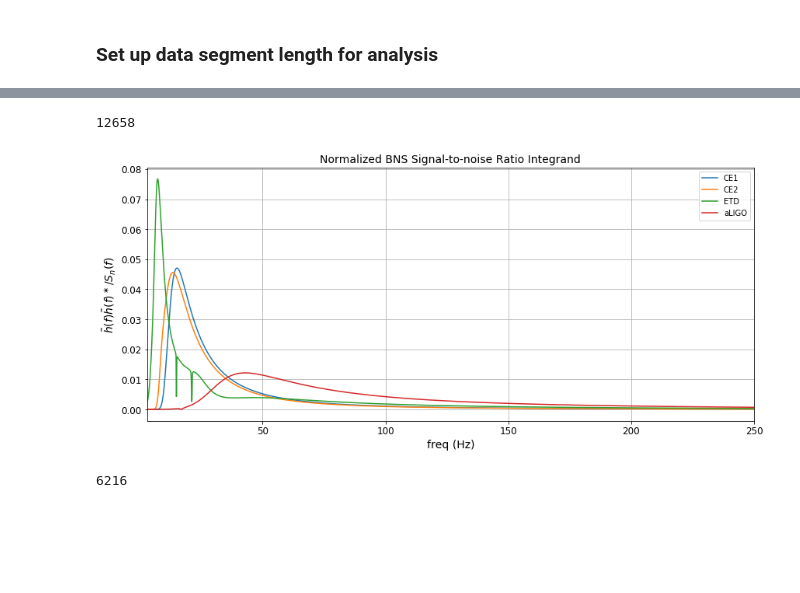
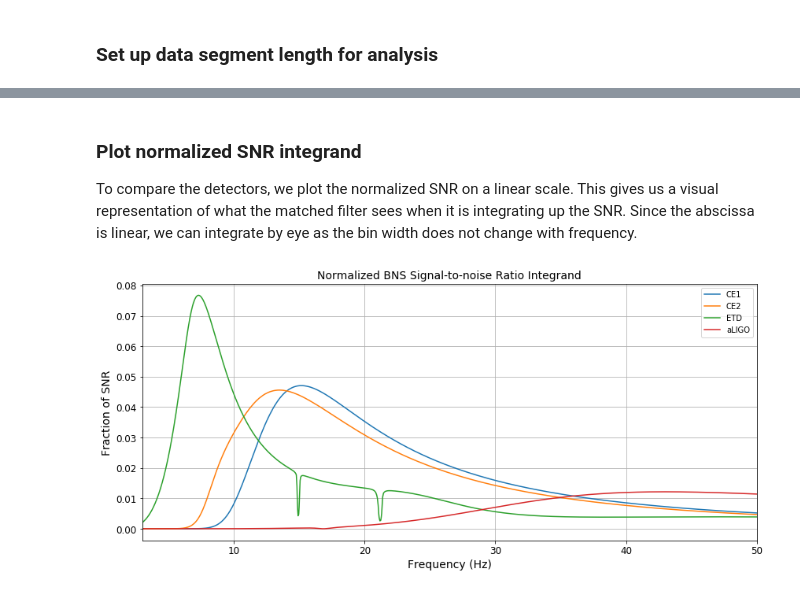
Before and after one commit to cosmic-explorer/ce-computing, a Jupyter notebook: CBC_Search_Cost.ipynb, the cells around one changed output, grey strips where cells are left out. Drawn from its saved outputs; the diff is of its cells as text; code cells hidden in the pictures; blank space fills up the shorter version.

```diff
--- a/CBC_Search_Cost.ipynb
+++ b/CBC_Search_Cost.ipynb
@@ -126,22 +147,27 @@ norm_etd = np.trapz(snr_integrand_etd[int(f_low / snr_integrand_etd.delta_f + 1)
 norm_aligo = np.trapz(snr_integrand_aligo[int(f_low / snr_integrand_aligo.delta_f + 1):-1],
                     snr_integrand_aligo.sample_frequencies[int(f_low / snr_integrand_aligo.delta_f + 1):-1])
 gc.collect()
+norm_snr_integrand_ce1 = snr_integrand_ce1/norm_ce1
+norm_snr_integrand_ce2 = snr_integrand_ce2/norm_ce2
+norm_snr_integrand_etd = snr_integrand_etd/norm_etd
+norm_snr_integrand_aligo = snr_integrand_aligo/norm_aligo
-# %% [output]
-12658
+# %% [markdown]
+### Plot normalized SNR integrand
+
+To compare the detectors, we plot the normalized SNR on a linear scale. This gives us a visual representation of what the matched filter sees when it is integrating up the SNR. Since the abscissa is linear, we can integrate by eye as the bin width does not change with frequency.
 # %%
 fig = plt.figure()
 fig.patch.set_facecolor('white')
-plt.plot(snr_integrand_ce1.sample_frequencies, snr_integrand_ce1/norm_ce1, label = "CE1")
-plt.plot(snr_integrand_ce2.sample_frequencies, snr_integrand_ce2/norm_ce2, label = "CE2")
-plt.plot(snr_integrand_etd.sample_frequencies, snr_integrand_etd/norm_etd, label = "ETD")
-plt.plot(snr_integrand_aligo.sample_frequencies, snr_integrand_aligo/norm_aligo, label = "aLIGO")
+plt.plot(snr_integrand_ce1.sample_frequencies, norm_snr_integrand_ce1, label = "CE1")
+plt.plot(snr_integrand_ce2.sample_frequencies, norm_snr_integrand_ce2, label = "CE2")
+plt.plot(snr_integrand_etd.sample_frequencies, norm_snr_integrand_etd, label = "ETD")
+plt.plot(snr_integrand_aligo.sample_frequencies, norm_snr_integrand_aligo, label = "aLIGO")
 plt.legend()
-plt.xlim([3,250])
-plt.xlabel("freq (Hz)")
-plt.ylabel(r"$\tilde{h}(f) \tilde{h}(f)^\ast / S_n(f)$")
+plt.xlim([3,50])
+plt.xlabel("Frequency (Hz)")
+plt.ylabel(r"Fraction of SNR")
 plt.title("Normalized BNS Signal-to-noise Ratio Integrand")
+gc.collect()
 plt.show()
-gc.collect()
 # %% [output]
-[figure, old version]
+[figure, new version]
-6216
```
Also changed, not shown: parts of 24 cells of this notebook.
